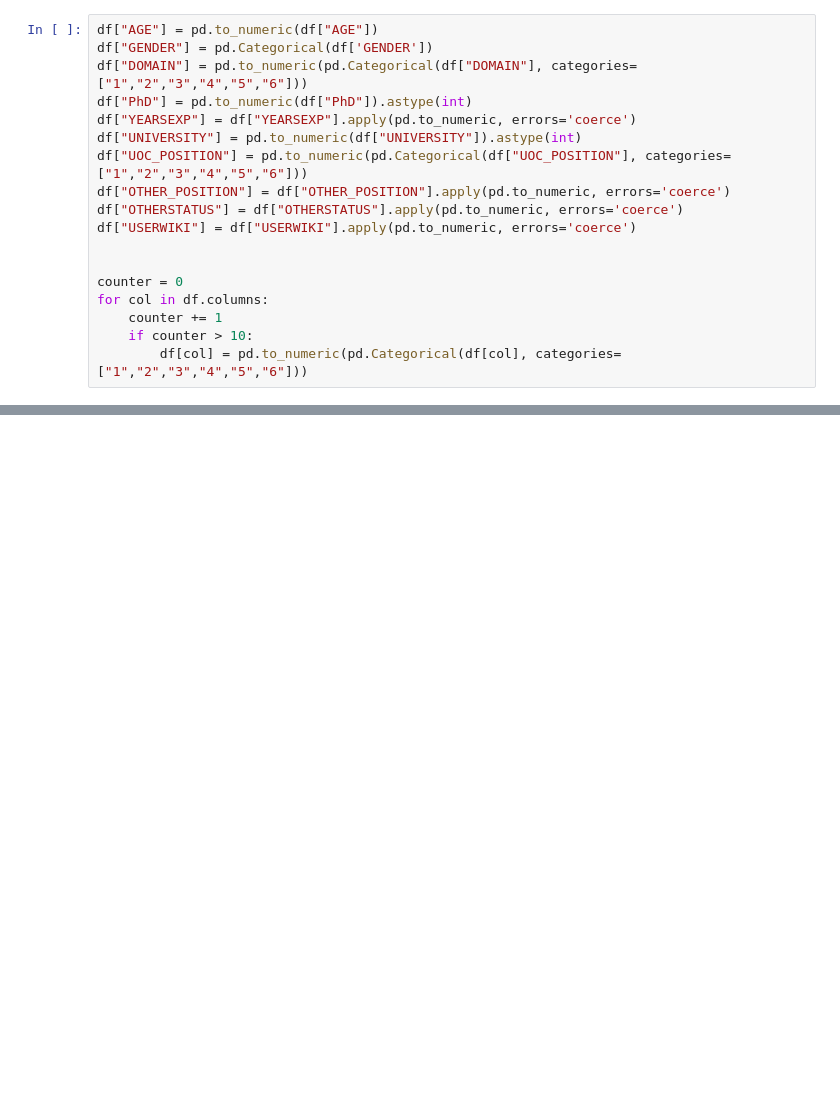
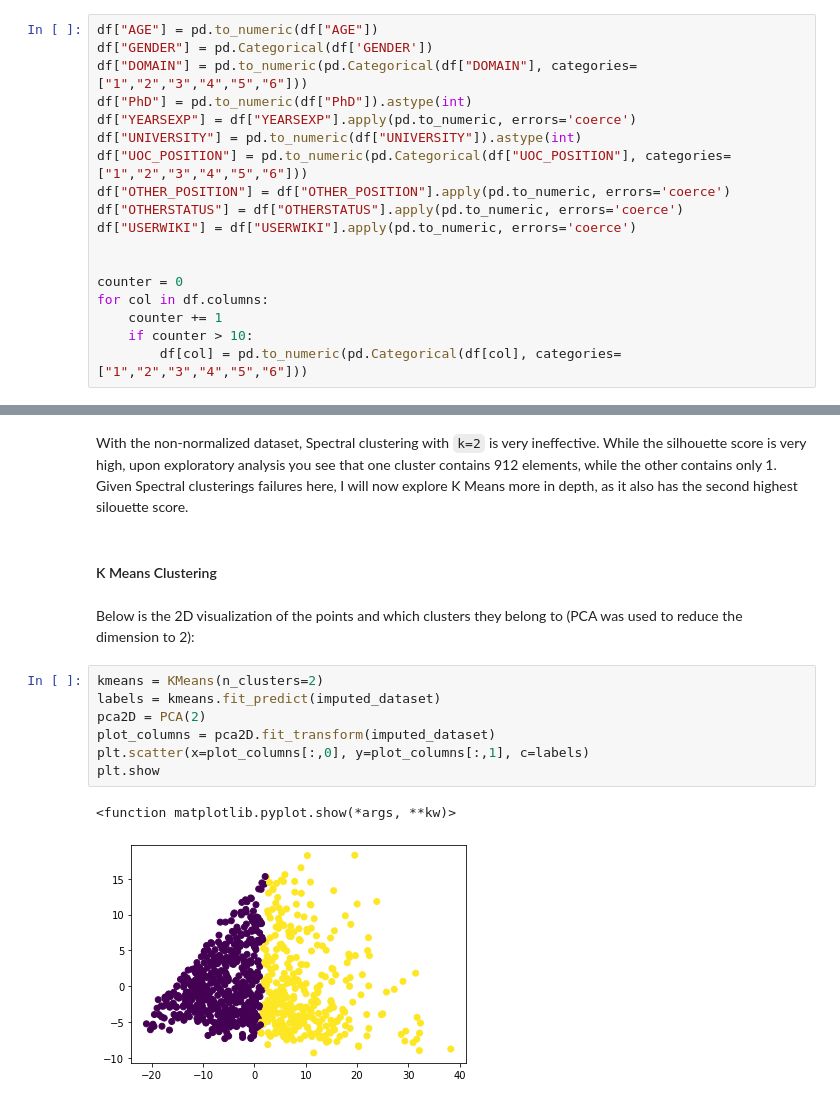
Before and after one commit to vishalhundal/ICX-Data-Science-Challenge, a Jupyter notebook: ICX Media Data Science Challenge.ipynb, the cells around one changed output, grey strips where cells are left out. Cells and saved outputs as stored; diff of their text form; blank space fills up the shorter version.

```diff
--- a/ICX Media Data Science Challenge.ipynb
+++ b/ICX Media Data Science Challenge.ipynb
@@ -154,0 +280,16 @@ df
+# %% [markdown]
+With the non-normalized dataset, Spectral clustering with `k=2` is very ineffective. While the silhouette score is very high, upon exploratory analysis you see that one cluster contains 912 elements, while the other contains only 1. Given Spectral clusterings failures here, I will now explore K Means more in depth, as it also has the second highest silouette score.
+# %% [markdown]
+#### K Means Clustering
+# %% [markdown]
+Below is the 2D visualization of the points and which clusters they belong to (PCA was used to reduce the dimension to 2):
+# %%
+kmeans = KMeans(n_clusters=2)
+labels = kmeans.fit_predict(imputed_dataset)
+pca2D = PCA(2)
+plot_columns = pca2D.fit_transform(imputed_dataset)
+plt.scatter(x=plot_columns[:,0], y=plot_columns[:,1], c=labels)
+plt.show
+# %% [output]
+<function matplotlib.pyplot.show(*args, **kw)>
+[figure, added]
```
Also changed, not shown: parts of 32 cells of this notebook.
